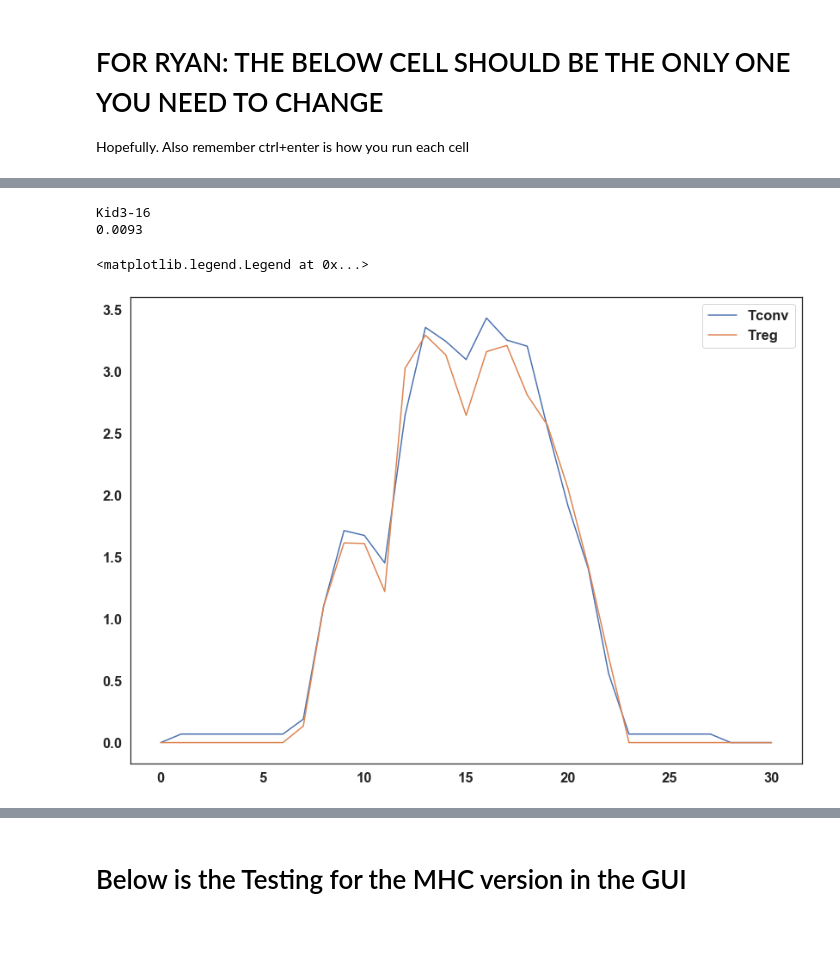
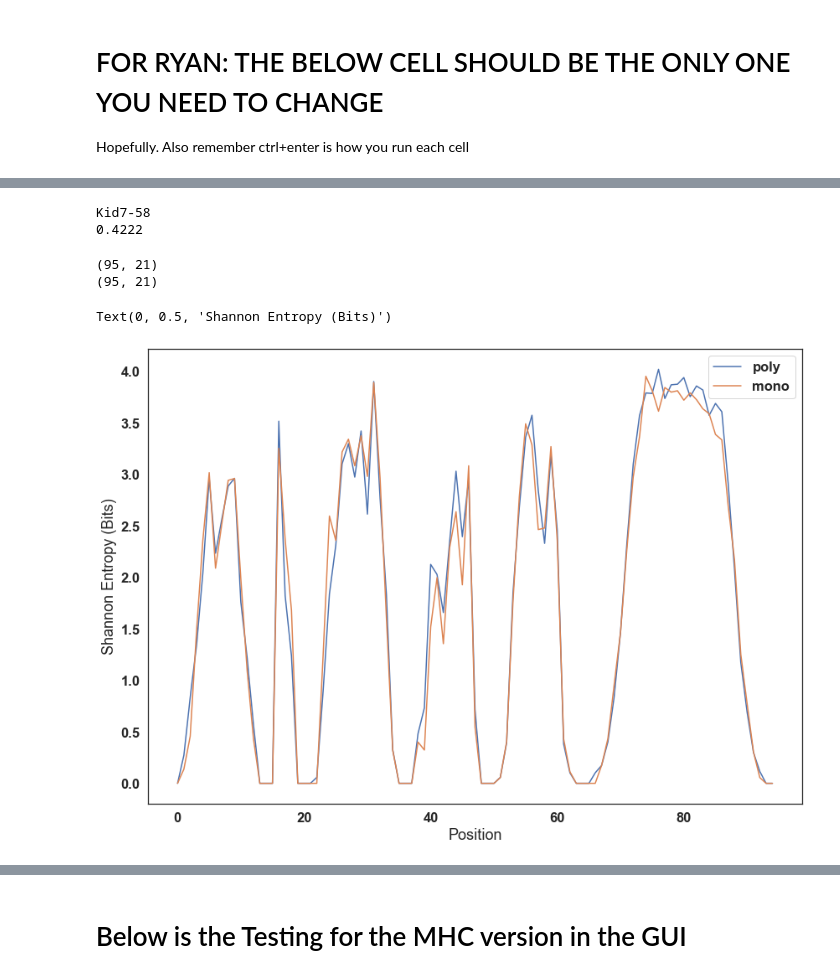
Before and after one commit to ctboughter/AIMS, a Jupyter notebook: notebooks/AIMS_notebook.ipynb, the cells around one changed output, grey strips where cells are left out. Drawn from its saved outputs; the diff is of its cells as text; code cells hidden in the pictures; blank space fills up the shorter version.

```diff
--- a/notebooks/AIMS_notebook.ipynb
+++ b/notebooks/AIMS_notebook.ipynb
@@ -34,3 +23,9 @@ label = ['Tconv','Treg']
+# %%
+num_loop=6
+label = ['poly','mono']
+
+seq1 = aimsLoad.Ig_loader('app/ab_testData/flu_poly.csv',label=label[0],loops=num_loop,drop_degens = True)
+seq2 = aimsLoad.Ig_loader('app/ab_testData/flu_mono.csv',label=label[1],loops=num_loop,drop_degens = True)
 # %%
 mat_size1 = aims.get_sequence_dimension(np.array(seq1))[0]
 mat_size2 = aims.get_sequence_dimension(np.array(seq2))[0]
@@ -181,24 +179,30 @@ final_pc1 = compile_Props[:,indices_topProps[0][-10:]]
 print(final_pc1[0,0])
 print(round(final_pc1[1,0]**2,4))
 # %% [output]
-Kid3-16
-0.0093
+Kid7-58
+0.4222
 # %%
 # There's no reason to not add the information theory stuff, even if it isn't in the app yet
 fig, ax = pl.subplots(1, 1,squeeze=False,figsize=(14,10))
+len(seq_MIf)
+frequencies = np.zeros((2,95,21))
 for i in np.arange(len(label)):
     index = [column for column in seq_MIf.columns if label[i] in column]
     subset = np.array(seq_MIf[index])
     entropy,AA_count=aims.calculate_shannon(np.transpose(subset))
+    frequencies[i] = AA_count
+    print(np.shape(AA_count))
     pl.plot(entropy)
 
 pl.legend(label)
 pl.xlabel('Position')
 pl.ylabel('Shannon Entropy (Bits)')
-pl.savefig('entropy_fig.pdf',format='pdf')
+#pl.savefig('entropy_fig.pdf',format='pdf')
 # %% [output]
-<matplotlib.legend.Legend at 0x...>
+(95, 21)
+(95, 21)
+Text(0, 0.5, 'Shannon Entropy (Bits)')
-[figure, old version]
+[figure, new version]
 # %%
 # And then the mutual information:
 fig, ax = pl.subplots(1, 2,squeeze=False,figsize=(14,10))
```
Also changed, not shown: parts of 7 cells of this notebook, 5 other files.
